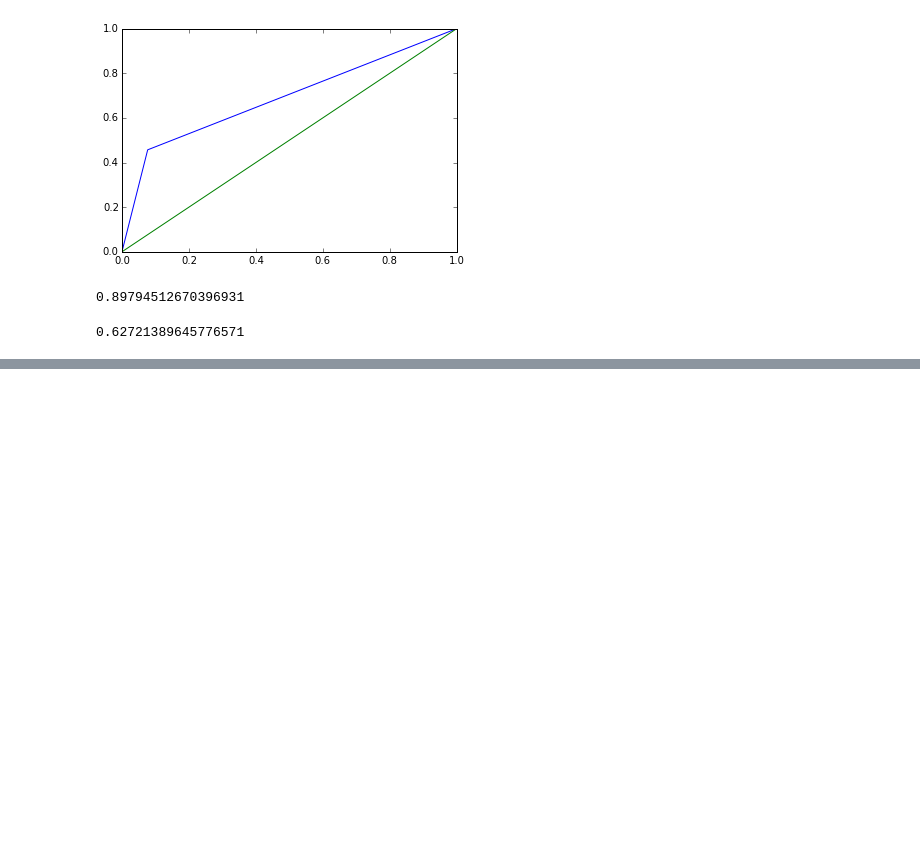
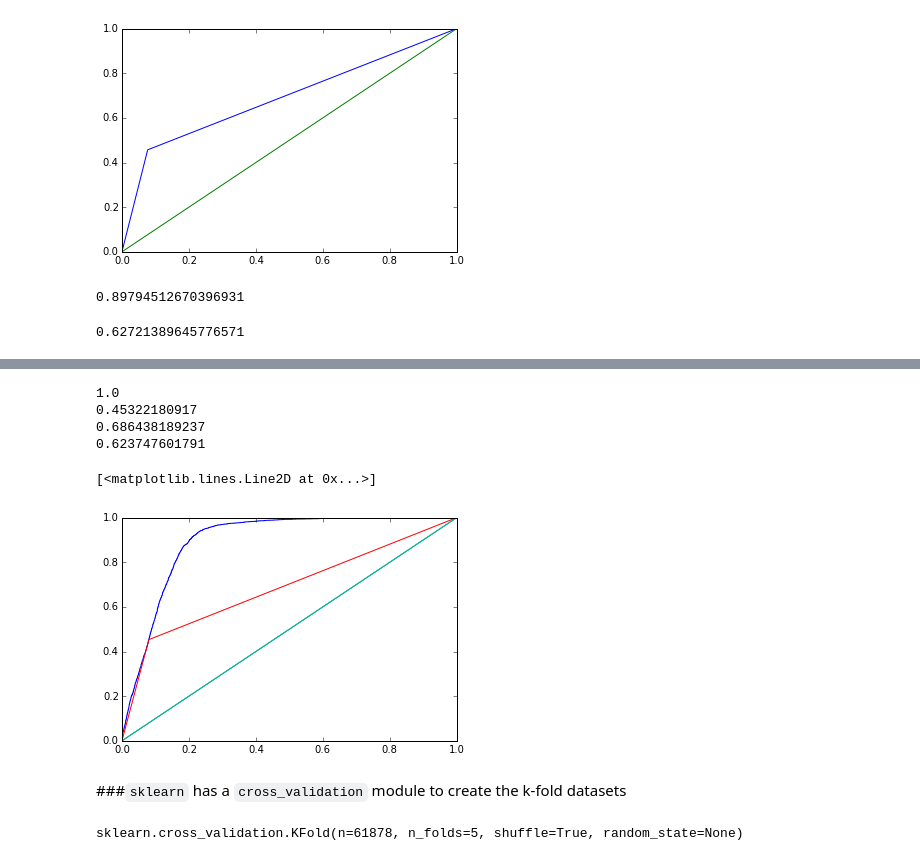
Before and after one commit to raghothams/bangpypers-intro-to-ml, a Jupyter notebook: Bangpypers-June-2015.ipynb, the cells around one changed output, grey strips where cells are left out. Cells and saved outputs as stored; diff of their text form; code cells hidden in the pictures; blank space fills up the shorter version.

Commit message:
cross validation

```diff
--- a/Bangpypers-June-2015.ipynb
+++ b/Bangpypers-June-2015.ipynb
@@ -299,0 +308,2 @@ ols_f1
+# %%
+sample_train, sample_validate, sample_train_target, sample_validate_target = train_test_split(train_pd, target, test_size = 0.2, random_state = 123)
@@ -299,0 +326,26 @@ ols_f1
+# %%
+ols = linear_model.LinearRegression(normalize=True)
+%timeit -n 1 ols.fit(sample_train, sample_train_target, n_jobs=-1)
+ols_sample_predict = ols.predict(sample_validate)
+
+ols_predict_raw = ols_sample_predict.copy()
+ols_sample_predict[ols_sample_predict > 0.5] = 1
+ols_sample_predict[ols_sample_predict <= 0.5] = 0
+
+ols_model_analysis = pd.concat([pd.Series(sample_validate_target), pd.Series(ols_sample_predict)], axis=1)
+ols_model_analysis.columns = ['actual', 'prediction']
+
+true_positives = ols_model_analysis[(ols_model_analysis.actual == 1) & (ols_model_analysis.prediction == 1)]\
+                    .sum()[0]
+true_negatives = ols_model_analysis[(ols_model_analysis.actual == 0) & (ols_model_analysis.prediction == 0)]\
+                    .sum()[0]
+false_positives = ols_model_analysis[(ols_model_analysis.actual == 0) & (ols_model_analysis.prediction == 1)]\
+                    .sum()[0]
+false_negatives = ols_model_analysis[(ols_model_analysis.actual == 1) & (ols_model_analysis.prediction == 0)]\
+                    .sum()[0]
+
+precision = true_positives / (true_positives + false_positives)
+recall = true_positives / (true_positives + false_negatives)
+
+ols_auc = metrics.roc_auc_score(ols_model_analysis.actual, ols_model_analysis.prediction)
+ols_f1 = 2*true_positives / (2*true_positives + false_positives + false_negatives)
@@ -299,0 +354,23 @@ ols_f1
+# %%
+print precision
+print recall
+print ols_auc
+print ols_f1
+# %% [output]
+1.0
+0.45322180917
+0.686438189237
+0.623747601791
+# %%
+fpr, tpr, thresholds = metrics.roc_curve(ols_model_analysis.actual, ols_predict_raw)
+pyplot.plot(fpr, tpr)
+pyplot.plot([0,1],[0,1])
+
+fpr, tpr, thresholds = metrics.roc_curve(ols_model_analysis.actual, ols_model_analysis.prediction)
+pyplot.plot(fpr, tpr)
+pyplot.plot([0,1],[0,1])
+# %% [output]
+[<matplotlib.lines.Line2D at 0x...>]
+[figure, added]
+# %% [markdown]
+###`sklearn` has a `cross_validation` module to create the k-fold datasets
@@ -299,0 +381,4 @@ ols_f1
+# %%
+ols_kf
+# %% [output]
+sklearn.cross_validation.KFold(n=61878, n_folds=5, shuffle=True, random_state=None)
```
Also changed, not shown: parts of 13 cells of this notebook.
